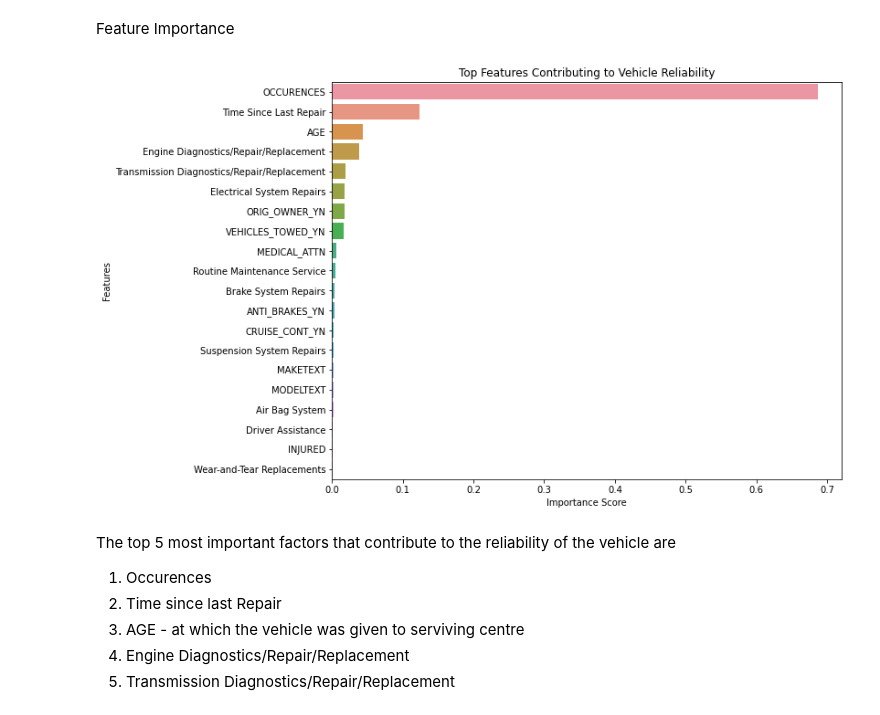
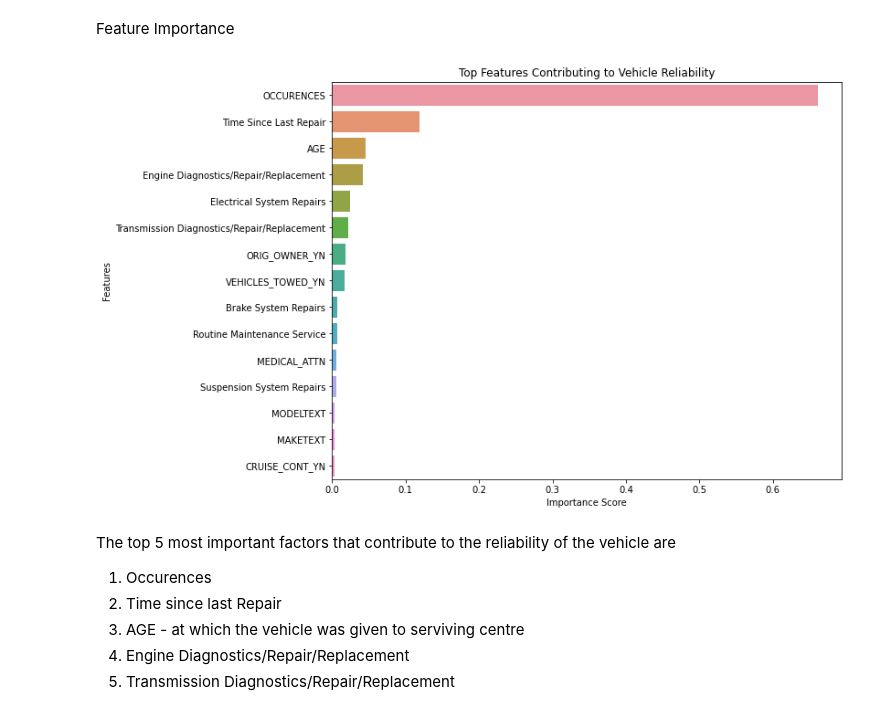
Before and after one commit to Alphagon/car_reliablity, a Jupyter notebook: vehicle_reliability_model.ipynb, the cells around one changed output. Cells and saved outputs as stored; diff of their text form; code cells hidden in the pictures.

```diff
--- a/vehicle_reliability_model.ipynb
+++ b/vehicle_reliability_model.ipynb
@@ -400,5 +406,5 @@ car_df.drop(columns=['AGE_normalized', 'Adjusted_Time Since Last Repair', 'Relia
 # %%
-to_remove = ['ODINO' , 'VIN', 'MFR_NAME', 'YEARTXT', 'FAILDATE','DATEA', 'LDATE',
+to_remove = ['ODINO' , 'VIN', 'MFR_NAME', 'FAILDATE','DATEA', 'LDATE', 'DEATHS', 'COMPDESC',
              'PURCH_DT', 'MILES', 'CDESCR', 'NUMB_CYLS', 'DRIVE_TRAIN', 'CITY', 'STATE']
 
 main_df = car_df.copy()
@@ -490,8 +499,9 @@ from sklearn.ensemble import RandomForestClassifier
 from sklearn.svm import SVC
 from sklearn.metrics import classification_report, accuracy_score, confusion_matrix, ConfusionMatrixDisplay
 # %%
-# main_df.to_csv("feature_engineered_data.csv", index=False)
-main_df = pd.read_csv("feature_engineered_data.csv")
+# # main_df.to_csv("feature_engineered_data.csv", index=False)
+# main_df = pd.read_csv("feature_engineered_data.csv")
+main_df.drop(columns=['YEARTXT'], inplace=True)
 # %%
 # Encoding boolean and categorical columns
 label_encoders = {}
@@ -728,24 +709,24 @@ print(top_reliable_vehicles.head(10))
 # %% [markdown]
 Feature Importance
 # %%
-# Extract feature importances from the model
+# Extracting feature importances from the model
 importances = rf_model.feature_importances_
 
 # Matching the feature names with the importances
 features = X.columns
 importance_dict = dict(zip(features, importances))
 
 importance_df = pd.DataFrame({'Feature': features, 'Importance': importances})
 importance_df = importance_df.sort_values(by='Importance', ascending=False)
 
 plt.figure(figsize=(10, 8))
-sns.barplot(x='Importance', y='Feature', data=importance_df.head(20))  # Displaying top 20 features
+sns.barplot(x='Importance', y='Feature', data=importance_df.head(15))  # Displaying top 15 features
 plt.title('Top Features Contributing to Vehicle Reliability')
 plt.xlabel('Importance Score')
 plt.ylabel('Features')
 plt.show()
 # %% [output]
-[figure, old version]
+[figure, new version]
 # %% [markdown]
 The top 5 most important factors that contribute to the reliability of the vehicle are
 1. Occurences
```
Also changed, not shown: parts of 28 cells of this notebook.
